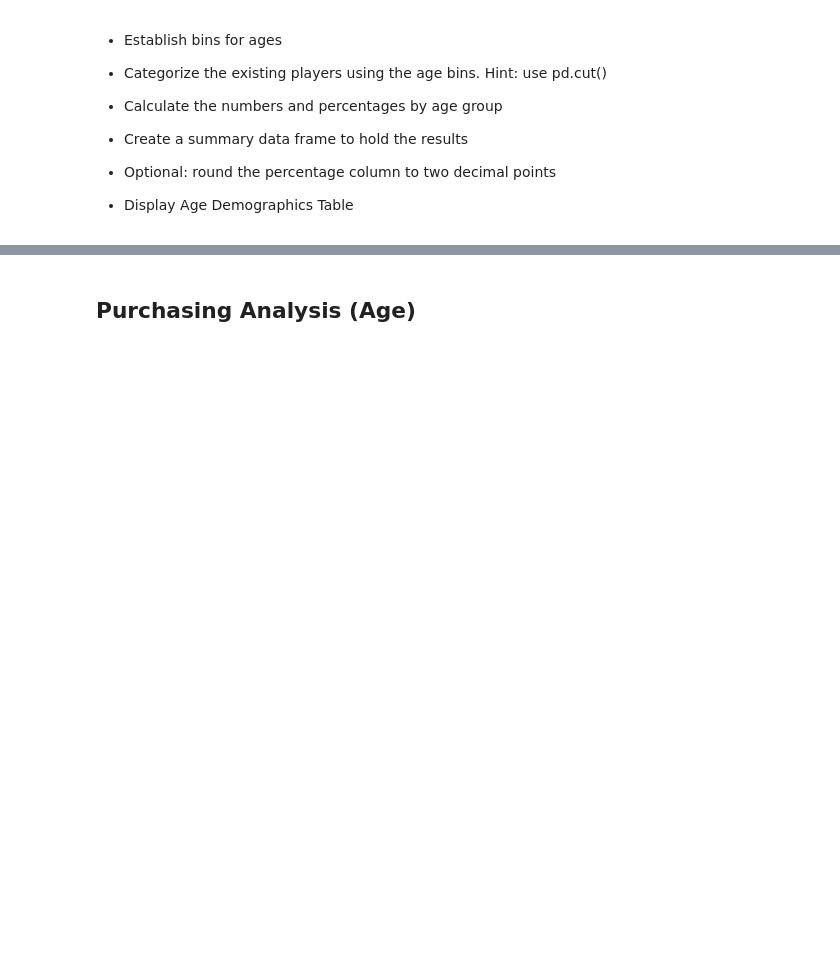
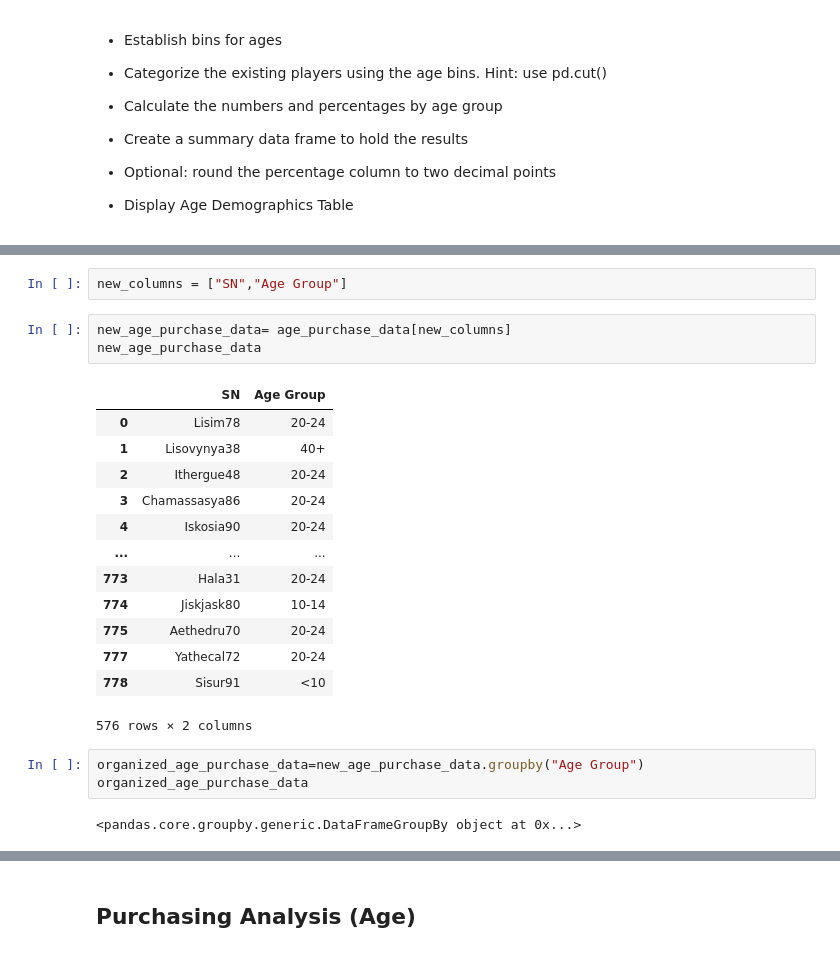
Before and after one commit to yuyhong23/pandas-challenge, a Jupyter notebook: HeroesOfPymoli/HeroesOfPymoli_starter-Copy1.ipynb, the cells around one changed output, grey strips where cells are left out. Drawn from its saved outputs; the diff is of its cells as text; blank space fills up the shorter version.

```diff
--- a/HeroesOfPymoli/HeroesOfPymoli_starter-Copy1.ipynb
+++ b/HeroesOfPymoli/HeroesOfPymoli_starter-Copy1.ipynb
@@ -385,0 +468,24 @@ purchase_analysis_gender_df
+# %%
+new_columns = ["SN","Age Group"]
+# %%
+new_age_purchase_data= age_purchase_data[new_columns]
+new_age_purchase_data
+# %% [output]
+|  | SN | Age Group |
+| 0 | Lisim78 | 20-24 |
+| 1 | Lisovynya38 | 40+ |
+| 2 | Ithergue48 | 20-24 |
+| 3 | Chamassasya86 | 20-24 |
+| 4 | Iskosia90 | 20-24 |
+| ... | ... | ... |
+| 773 | Hala31 | 20-24 |
+| 774 | Jiskjask80 | 10-14 |
+| 775 | Aethedru70 | 20-24 |
+| 777 | Yathecal72 | 20-24 |
+| 778 | Sisur91 | <10 |
+576 rows × 2 columns
+# %%
+organized_age_purchase_data=new_age_purchase_data.groupby("Age Group")
+organized_age_purchase_data
+# %% [output]
+<pandas.core.groupby.generic.DataFrameGroupBy object at 0x...>
```
Also changed, not shown: parts of 10 cells of this notebook.
